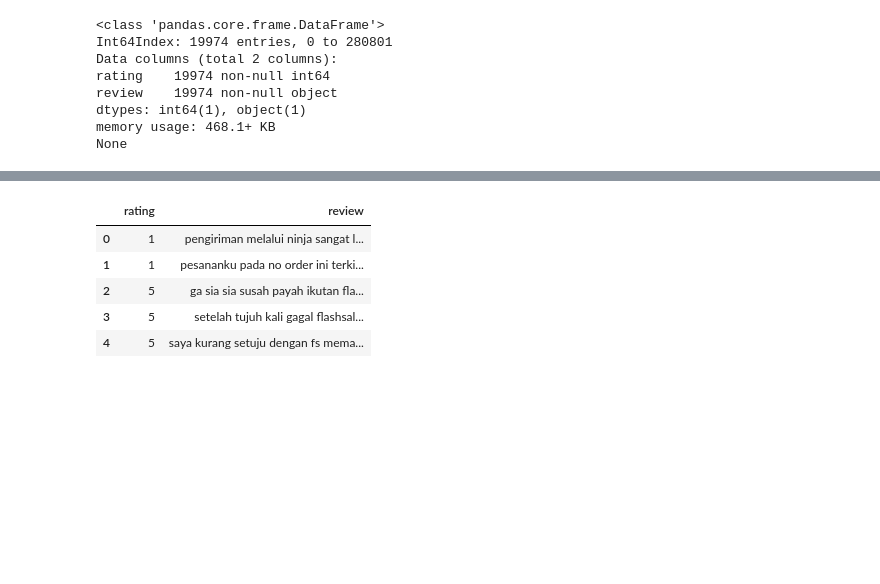
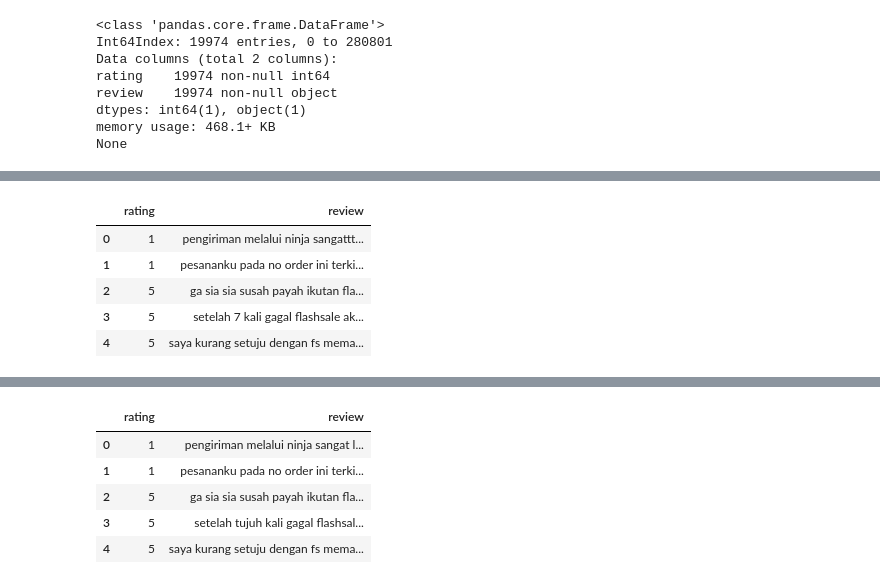
Before and after one commit to christianwbsn/prosentilyzer, a Jupyter notebook: notebooks/1.0-cw-initial-data-exploration-and-cleaning.ipynb, the cells around one changed output, grey strips where cells are left out. Saved outputs shown, nothing was run; the diff lists cells and outputs as text; code cells hidden in the pictures; blank space fills up the shorter version.

```diff
--- a/notebooks/1.0-cw-initial-data-exploration-and-cleaning.ipynb
+++ b/notebooks/1.0-cw-initial-data-exploration-and-cleaning.ipynb
@@ -107,0 +151,3 @@ def translate_repeating_words(review):
+# %%
+def remove_non_alphanumeric(review):
+    return re.sub("[^a-zA-Z\d]"," ", review)
@@ -124,0 +197,10 @@ raw.head()
+# %%
+raw['review'] = raw['review'].apply(remove_non_alphanumeric)
+raw.head()
+# %% [output]
+|  | rating | review |
+| 0 | 1 | pengiriman melalui ninja sangattt... |
+| 1 | 1 | pesananku pada no order ini terki... |
+| 2 | 5 | ga sia sia susah payah ikutan fla... |
+| 3 | 5 | setelah 7 kali gagal flashsale ak... |
+| 4 | 5 | saya kurang setuju dengan fs mema... |
```
Also changed, not shown: parts of 28 cells of this notebook, 14 other files.
